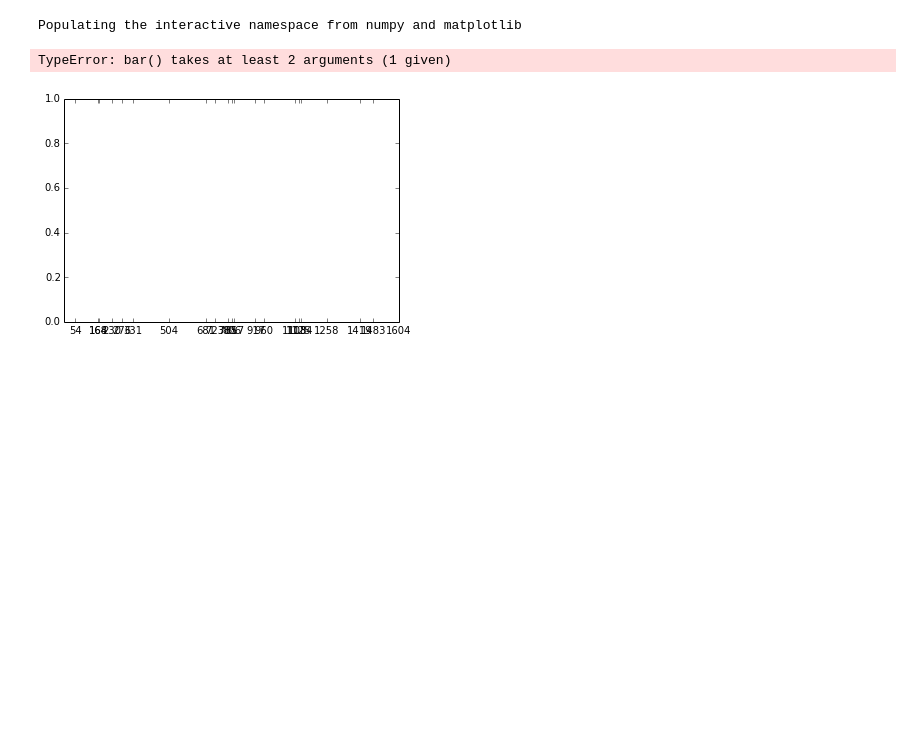
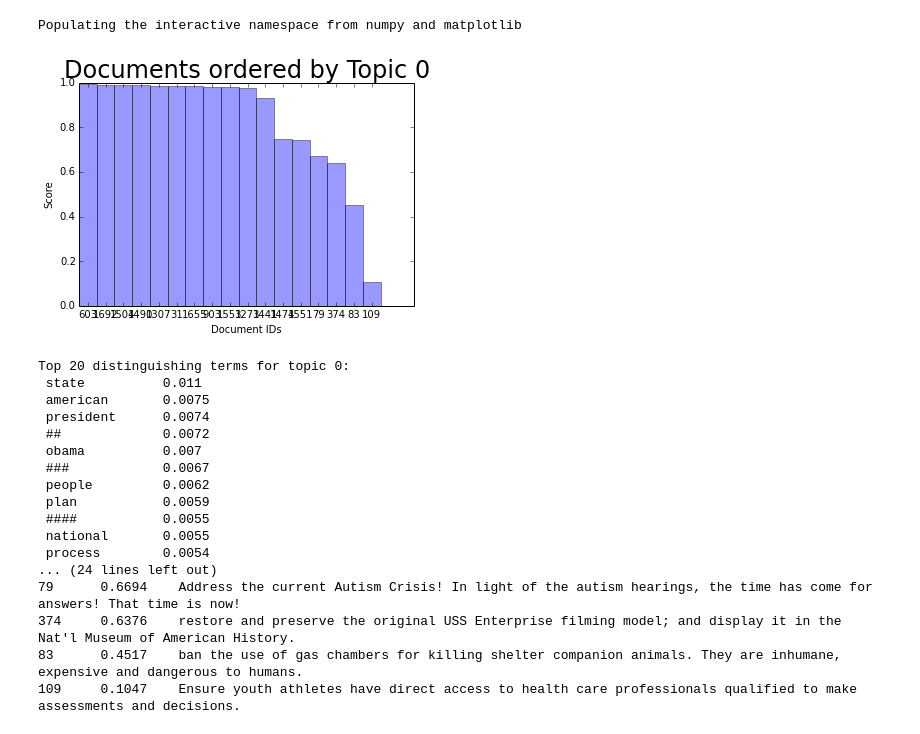
Before and after one commit to danlamanna/nlp, a Jupyter notebook: LDA.ipynb, the cells around one changed output. Cells and saved outputs as stored; diff of their text form; code cells hidden in the pictures; blank space fills up the shorter version.

Commit message:
Updates to LDA including topic printing

```diff
--- a/LDA.ipynb
+++ b/LDA.ipynb
@@ -94,17 +99,54 @@ for doc_id, topic, score in sorted(list(get_doc_topic_scores()), key = lambda k:
 %pylab --no-import-all inline
 # %% [output]
 Populating the interactive namespace from numpy and matplotlib
-# %%
-
-from matplotlib import pyplot as plt
-topic = 0
-doc_ids = [t[0] for t in topic_dict[topic]]
-scores = [t[1] for t in topic_dict[topic]]
-
-plt.xticks(doc_ids)
-plt.bar(scores)
-
-plt.show()
-# %% [output]
-TypeError: bar() takes at least 2 arguments (1 given)
-[figure, removed]
+# %%
+from matplotlib import pyplot as plt
+
+
+def print_topic(topic, num_terms=20 ):
+    doc_ids = [t[0] for t in topic_dict[topic]]
+    scores = [t[1] for t in topic_dict[topic]]
+    plt.clf()
+
+    plt.rcParams['figure.figsize'] = (12.0, 8.0)
+
+    opacity = 0.4
+    bar_width = 2.65
+    plt.bar([l * bar_width for l in range(0,len(scores))] ,scores, bar_width, alpha=opacity, color='b')
+
+    plt.xlabel('Document IDs')
+    plt.ylabel('Score')
+    plt.title('Documents ordered by Topic %s' % topic, fontsize='24')
+    plt.xticks([(l * bar_width) + bar_width/2.  for l in range(0,len(scores))], doc_ids)
+
+    plt.show()
+
+
+    print "\nTop %s distinguishing terms for topic %s:" % (num_terms, topic)
+    for score, term in lda_corpus.show_topic(topic, 20):
+        print " {0:<15}{1:0.2}".format(term, score)
+
+    print "\nDocuments sorted by topic score for topic %s:" % (topic)
+    for doc_id, scores in topic_dict[topic]:
+        print "{0:<8}{1:<10.4}{2:<}".format(doc_id, scores, ith_petition_title(doc_id), url)
+# %%
+print_topic(0)
+# %% [output]
+[figure, added]
+Top 20 distinguishing terms for topic 0:
+ state          0.011
+ american       0.0075
+ president      0.0074
+ ##             0.0072
+ obama          0.007
+ ###            0.0067
+ people         0.0062
+ plan           0.0059
+ ####           0.0055
+ national       0.0055
+ process        0.0054
+... (24 lines left out)
+79      0.6694    Address the current Autism Crisis! In light of the autism hearings, the time has come for answers! That time is now!
+374     0.6376    restore and preserve the original USS Enterprise filming model; and display it in the Nat'l Museum of American History.
+83      0.4517    ban the use of gas chambers for killing shelter companion animals. They are inhumane, expensive and dangerous to humans.
+109     0.1047    Ensure youth athletes have direct access to health care professionals qualified to make assessments and decisions.
```
Also changed, not shown: parts of 141 cells of this notebook.
